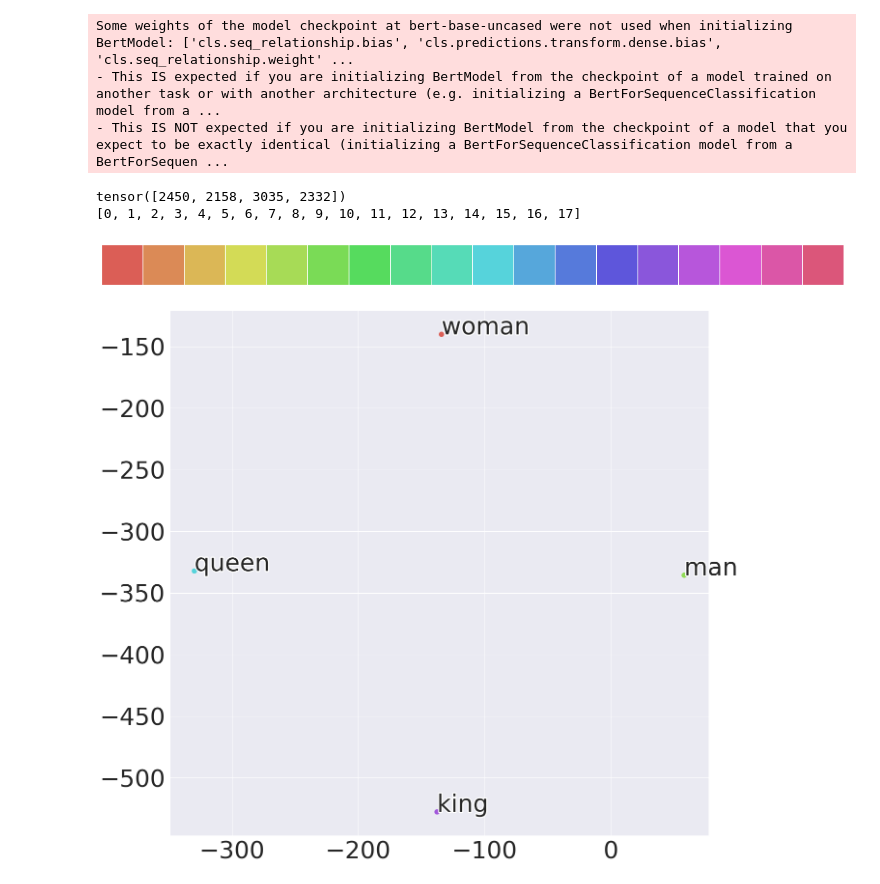
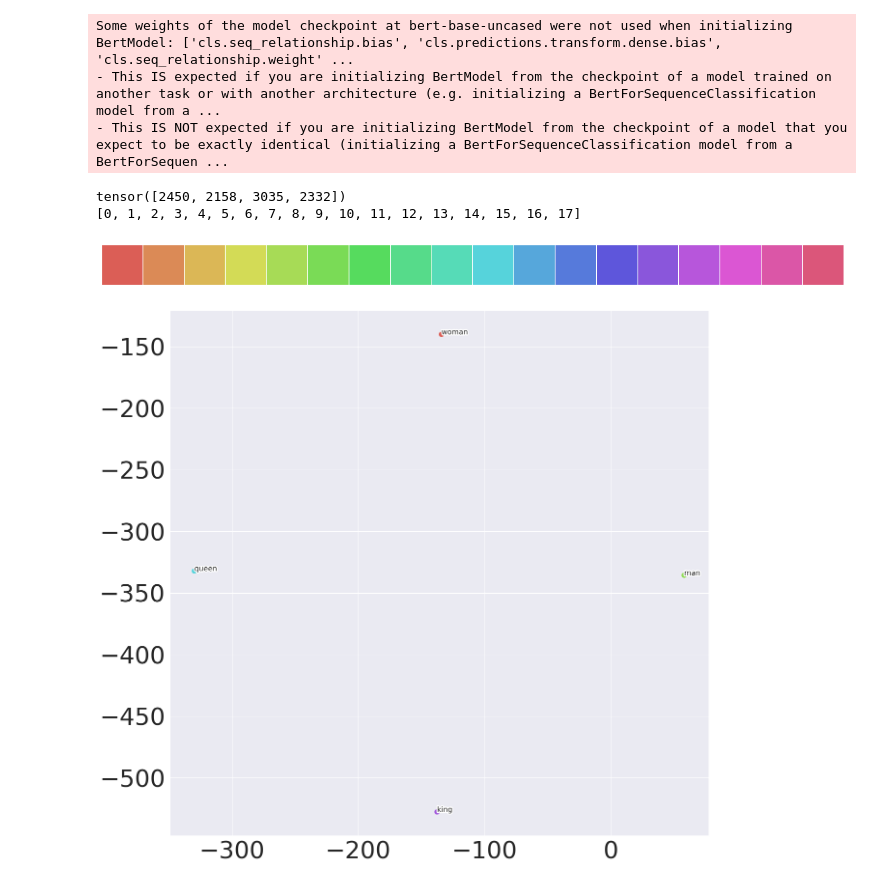
Before and after one commit to LawsonAbs/learn, a Jupyter notebook: matplotlib/word2vec的向量展示.ipynb, the cells around one changed output. Cells and saved outputs as stored; diff of their text form; code cells hidden in the pictures.

```diff
--- a/matplotlib/word2vec的向量展示.ipynb
+++ b/matplotlib/word2vec的向量展示.ipynb
@@ -69,32 +69,32 @@ def scatter(x, colors):
     f = plt.figure(figsize=(20, 20))
     ax = plt.subplot(aspect='equal')
     sc = ax.scatter(x[:,0], x[:,1], lw=0, s=120,
                     c=palette[colors.astype(np.int)])
     plt.xlim(-25, 25)
     plt.ylim(-25, 25)
     # ax.axis('off')
     ax.axis('tight')
 
     # We add the labels for each cluster.
     txts = []
     for i in range(n_clusters):
         # Position of each label.
         xtext, ytext = np.median(x[colors == i, :], axis=0)
-        txt = ax.text(xtext, ytext, words[i], fontsize=50)
+        txt = ax.text(xtext, ytext, words[i], fontsize=15)
         txt.set_path_effects([
             PathEffects.Stroke(linewidth=5, foreground="w"),
             PathEffects.Normal()])
         txts.append(txt)
 
     return f, ax, sc, txts
 
 print(list(range(0,18)))
 sns.palplot(np.array(sns.color_palette("hls", 18)))
 scatter(digits_proj, Y)
 plt.savefig('XX.pdf', dpi=480)
 plt.show()
 # %% [output]
 tensor([2450, 2158, 3035, 2332])
 [0, 1, 2, 3, 4, 5, 6, 7, 8, 9, 10, 11, 12, 13, 14, 15, 16, 17]
 [figure]
-[figure, old version]
+[figure, new version]
```
